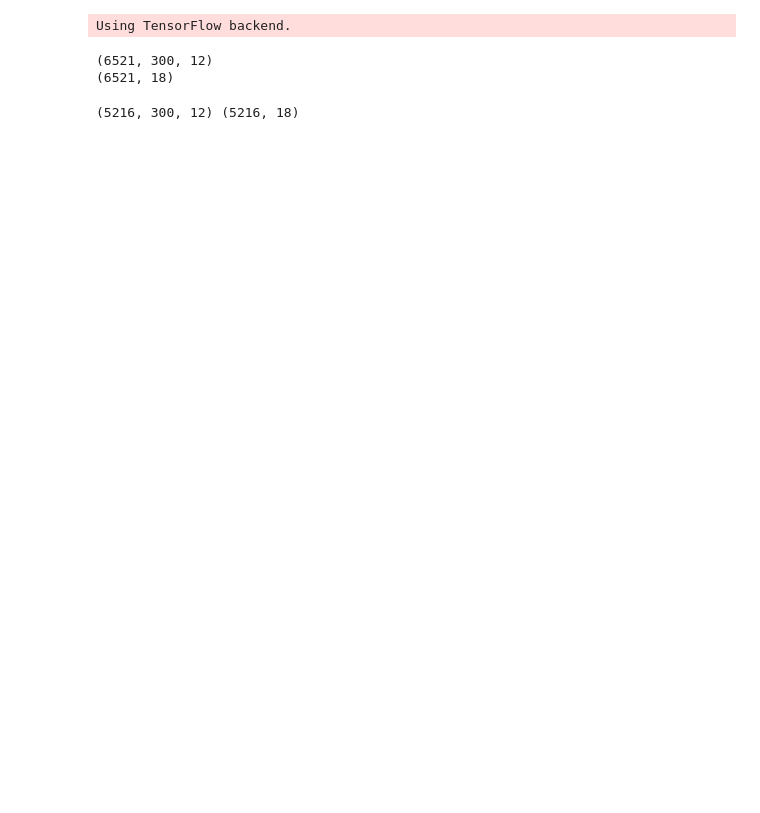
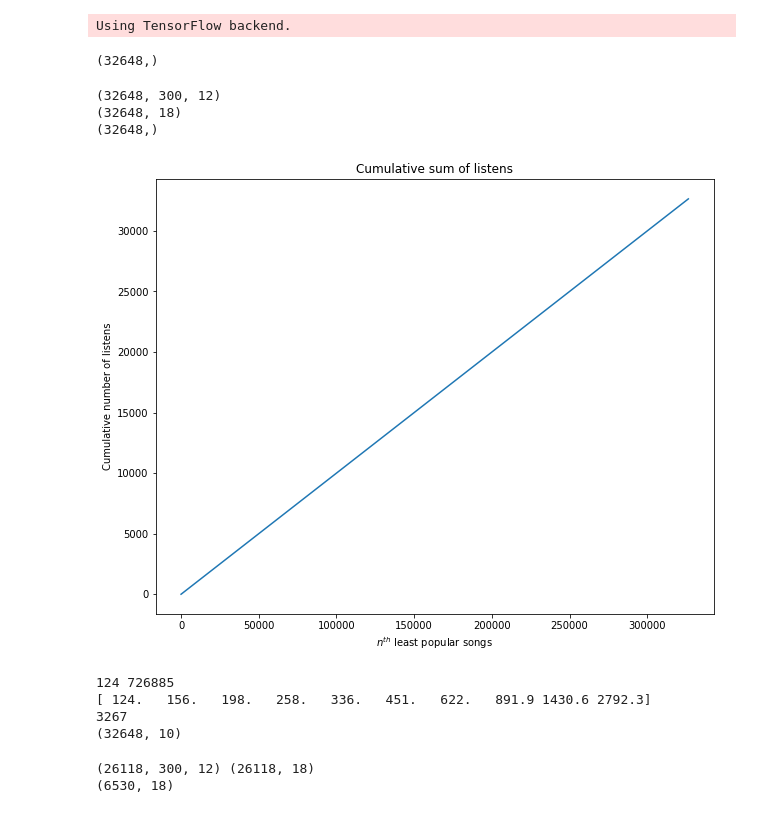
Before and after one commit to daniellengyel/music-cs182, a Jupyter notebook: GenrePredictingNN.ipynb, the cells around one changed output. Cells and saved outputs as stored; diff of their text form; code cells hidden in the pictures; blank space fills up the shorter version.

```diff
--- a/GenrePredictingNN.ipynb
+++ b/GenrePredictingNN.ipynb
@@ -76,3 +61,26 @@ class AudioCNNModel():
+# %%
+#Get popularity data
+# popularity_df = pd.read_pickle("data/nn_subset_popularity.pkl")
+# popularity_df = pd.read_csv("data/nn_subset_popularity.csv", sep=",")
+with open('data/nn_subset_popularity_dict.pkl', 'rb') as f:
+    popularity_dict = pickle.load(f)
+with open("data/track_ids.txt", "r") as f:
+    track_ids = f.readlines()
+# %%
+# # print(track_ids[0].split()[0])"
+# print(popularity_dict[track_ids[0].split()[0]])
+#DON'T RUN THIS AFTER YOU ALREADY HAVE POPULARITY
+y_pop = []
+for t_id in track_ids:
+    if t_id.strip() == '':
+        continue
+    y_pop += [popularity_dict[t_id.strip()]]
+
+y_pop = np.array(y_pop)
+print(y_pop.shape)
+# np.save(open("data/popularity.npy", "wb"), y_pop)
+# %% [output]
+(32648,)
 # %%
 with open("data/mfcc.npy", "rb") as f:
     mfcc_features = np.load(f)
@@ -82,13 +90,47 @@ with open("data/genre_onehot.npy", "rb") as f:
     y = np.load(f)
 with open("data/embeddings.npy", "rb") as f:
     embeddings = np.load(f)
+with open("data/popularity.npy", "rb") as f:
+    y_pop = np.load(f)
 print(mfcc_features.shape)
 print(y.shape)
+print(y_pop.shape)
 # %% [output]
-(6521, 300, 12)
-(6521, 18)
+(32648, 300, 12)
+(32648, 18)
+(32648,)
+# %%
+y_pop_sorted = np.sort(y_pop)
+y_pop_cum = np.cumsum(y_pop_sorted)
+plt.figure(figsize=(10,8))
+plt.plot(y_pop_cum)
+plt.title("Cumulative sum of listens")
+plt.xlabel("$n^{th}$ least popular songs")
+plt.ylabel("Cumulative number of listens")
+plt.show()
+# %% [output]
+[figure, added]
+# %%
+print(np.min(y_pop), np.max(y_pop))
+#bin y_pop
+bins = np.percentile(y_pop, np.arange(0,100,10))
+print(bins)
+indices = np.digitize(y_pop, bins[1:])
+print(np.sum(indices==1))
+onehot = np.zeros((indices.size, indices.max() + 1))
+onehot[np.arange(indices.size),indices] = 1.0
+y_pop = onehot
+print(y_pop.shape)
+# %% [output]
+124 726885
+[ 124.   156.   198.   258.   336.   451.   622.   891.9 1430.6 2792.3]
+3267
+(32648, 10)
 # %%
-chromaTrain, chromaTest, mfccTrain, mfccTest, embeddingsTrain, embeddingsTest, yTrain, yTest = train_test_split(chroma_features, mfcc_features, embeddings, y, test_size = 0.2, random_state = 0)
+chromaTrain, chromaTest, mfccTrain, mfccTest, embeddingsTrain, embeddingsTest, yTrain, yTest, ypopTrain, ypopTest = train_test_split(chroma_features, mfcc_features, embeddings, y, y_pop, test_size = 0.2)
 print(chromaTrain.shape, yTrain.shape)
+
+print(yTest.shape)
 # %% [output]
-(5216, 300, 12) (5216, 18)
+(26118, 300, 12) (26118, 18)
+(6530, 18)
```
Also changed, not shown: parts of 29 cells of this notebook, 3 other files.
